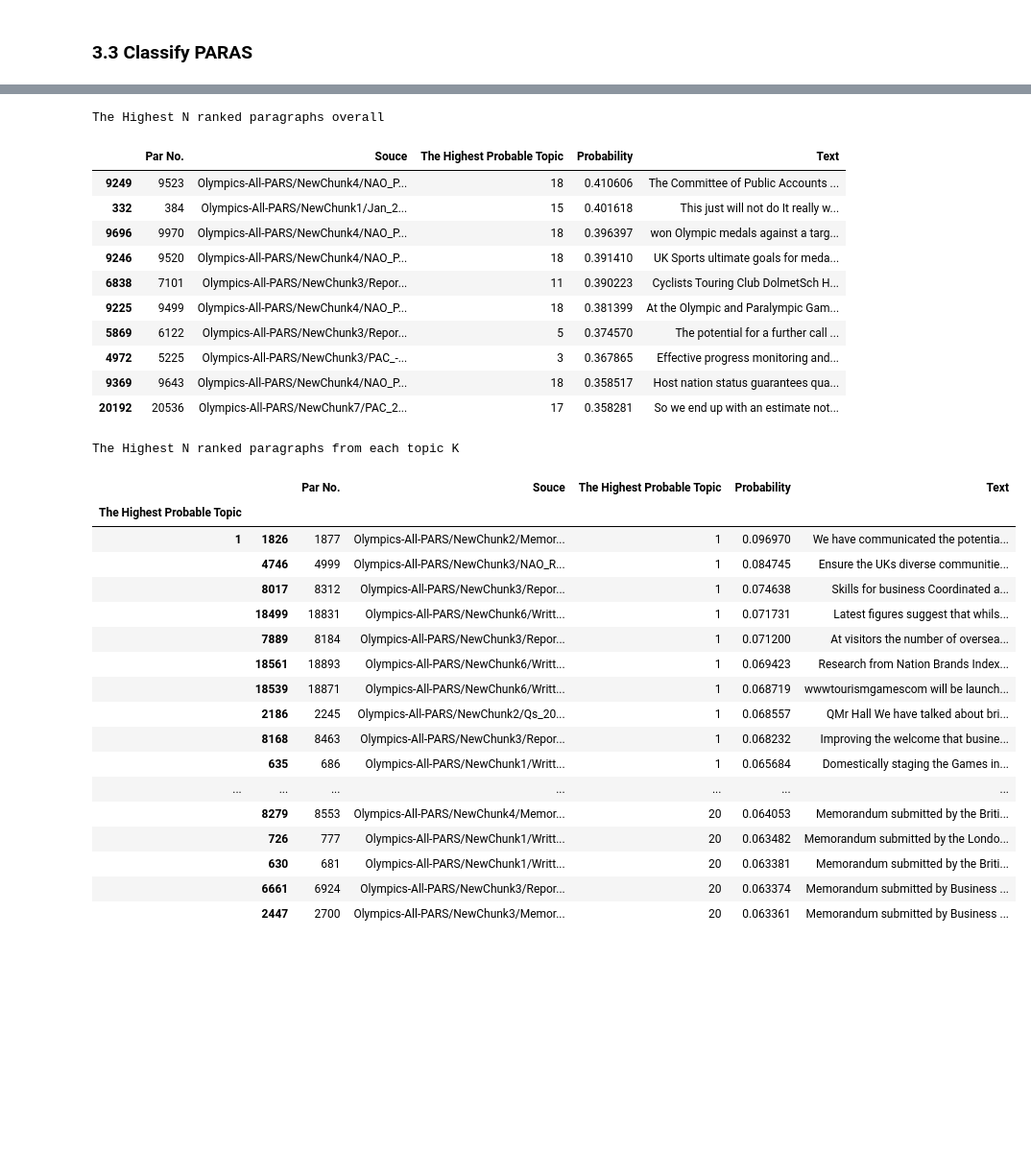
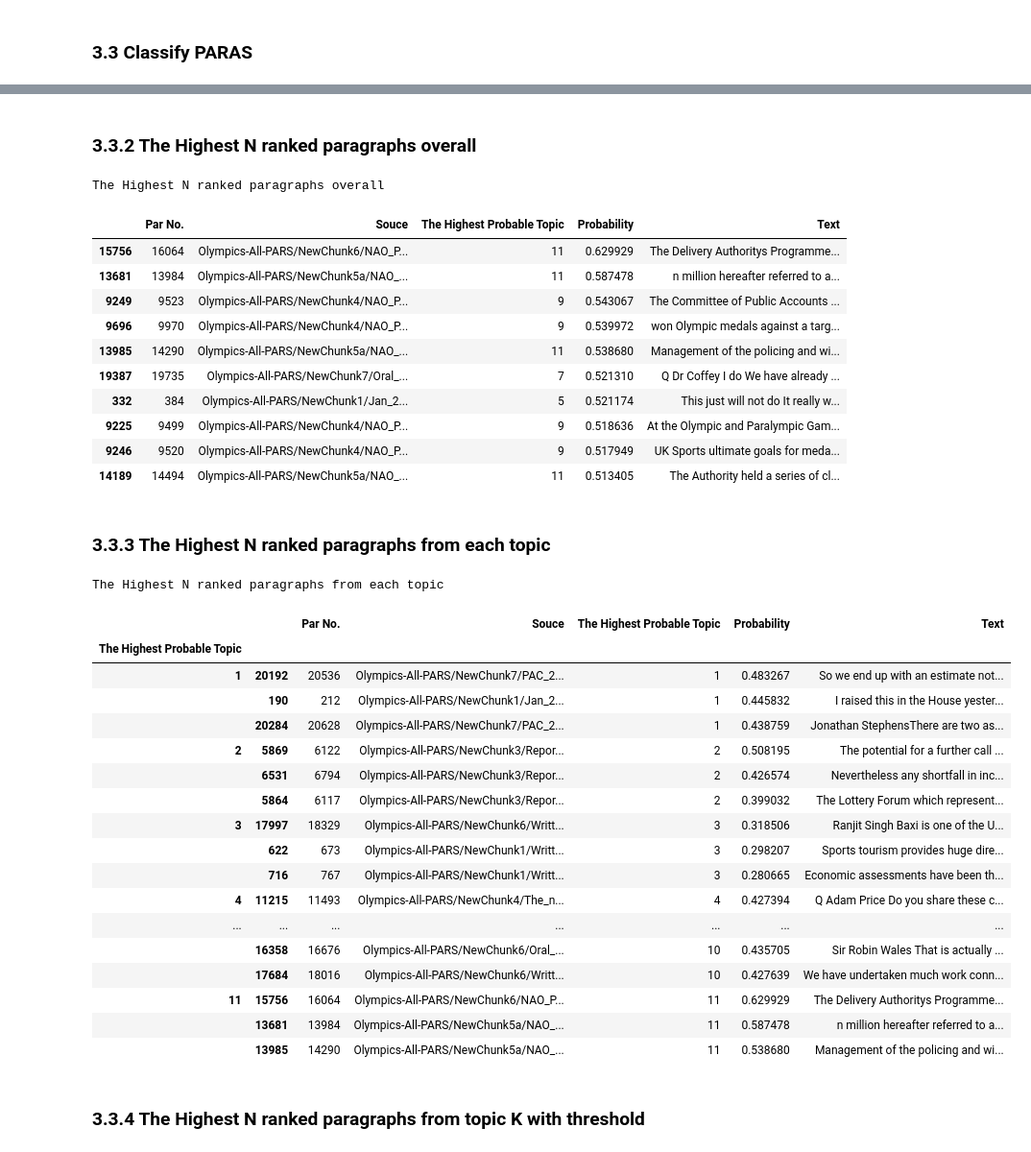
Before and after one commit to ZouZijie/Topic-Modelling-Project, a Jupyter notebook: Topic modelling of London Olympics Corpus (training on DOCS, classify on PARAS).ipynb, the cells around one changed output, grey strips where cells are left out. Shown at 96% size. Drawn from its saved outputs; the diff is of its cells as text; code cells hidden in the pictures; blank space fills up the shorter version.

```diff
--- a/Topic modelling of London Olympics Corpus (training on DOCS, classify on PARAS).ipynb
+++ b/Topic modelling of London Olympics Corpus (training on DOCS, classify on PARAS).ipynb
@@ -25,12 +29,13 @@ import spacy
 # %%
 col = 2                             # Define which columns are used for topic modelling.
 coherence_type = 'c_v'       # Define coherence type
+show_coherence_score = False # whether show coherence score
 min_len = 4                       # Define the short word length
 no_below =  2                   #a threshold filtering out number of occurrence of the tokens among documents  no larger than 5
 no_above = 0.9                 #the portion of a word in total corpus size
 chunksize = 2000              #Number of documents to be used in each training chunk
 eval_every = None             # Don't evaluate model perplexity, takes too much time.
-num_topics =  20              #The number of requested latent topics to be extracted from the training corpus.
+num_topics =  11              #The number of requested latent topics to be extracted from the training corpus.
 num_passes = 20              #Number of passes through the corpus during training
 iterations = 100                #Maximum number of iterations through the corpus when inferring the topic distribution of a corpus.
 alpha = 50.0/num_topics   #expresses our a-priori belief for each topics’ probability
@@ -506,4 +447,8 @@ The Highest N ranked paragraphs for topic K
+# %% [markdown]
+### 3.3.2 The Highest N ranked paragraphs overall
 # %%
+rank = 10                          #Set rank of for for topic
+
 #2.	Highest N ranked paragraphs overall
 classifer_document.nlargest(rank, 'Probability')\
 .style.set_properties(**{'text-align' : 'center'}).set_properties(subset = ['Text'], **{'text-align' : 'left'})\
@@ -512,40 +457,46 @@ classifer_document.nlargest(rank, 'Probability')\
 # %% [output]
 The Highest N ranked paragraphs overall
 |  | Par No. | Souce | The Highest Probable Topic | Probability | Text |
-| 9249 | 9523 | Olympics-All-PARS/NewChunk4/NAO_P... | 18 | 0.410606 | The Committee of Public Accounts ... |
-| 332 | 384 | Olympics-All-PARS/NewChunk1/Jan_2... | 15 | 0.401618 | This just will not do It really w... |
-| 9696 | 9970 | Olympics-All-PARS/NewChunk4/NAO_P... | 18 | 0.396397 | won Olympic medals against a targ... |
-| 9246 | 9520 | Olympics-All-PARS/NewChunk4/NAO_P... | 18 | 0.391410 | UK Sports ultimate goals for meda... |
-| 6838 | 7101 | Olympics-All-PARS/NewChunk3/Repor... | 11 | 0.390223 | Cyclists Touring Club DolmetSch H... |
-| 9225 | 9499 | Olympics-All-PARS/NewChunk4/NAO_P... | 18 | 0.381399 | At the Olympic and Paralympic Gam... |
-| 5869 | 6122 | Olympics-All-PARS/NewChunk3/Repor... | 5 | 0.374570 | The potential for a further call ... |
-| 4972 | 5225 | Olympics-All-PARS/NewChunk3/PAC_-... | 3 | 0.367865 | Effective progress monitoring and... |
-| 9369 | 9643 | Olympics-All-PARS/NewChunk4/NAO_P... | 18 | 0.358517 | Host nation status guarantees qua... |
-| 20192 | 20536 | Olympics-All-PARS/NewChunk7/PAC_2... | 17 | 0.358281 | So we end up with an estimate not... |
+| 15756 | 16064 | Olympics-All-PARS/NewChunk6/NAO_P... | 11 | 0.629929 | The Delivery Authoritys Programme... |
+| 13681 | 13984 | Olympics-All-PARS/NewChunk5a/NAO_... | 11 | 0.587478 | n million hereafter referred to a... |
+| 9249 | 9523 | Olympics-All-PARS/NewChunk4/NAO_P... | 9 | 0.543067 | The Committee of Public Accounts ... |
+| 9696 | 9970 | Olympics-All-PARS/NewChunk4/NAO_P... | 9 | 0.539972 | won Olympic medals against a targ... |
+| 13985 | 14290 | Olympics-All-PARS/NewChunk5a/NAO_... | 11 | 0.538680 | Management of the policing and wi... |
+| 19387 | 19735 | Olympics-All-PARS/NewChunk7/Oral_... | 7 | 0.521310 | Q Dr Coffey I do We have already ... |
+| 332 | 384 | Olympics-All-PARS/NewChunk1/Jan_2... | 5 | 0.521174 | This just will not do It really w... |
+| 9225 | 9499 | Olympics-All-PARS/NewChunk4/NAO_P... | 9 | 0.518636 | At the Olympic and Paralympic Gam... |
+| 9246 | 9520 | Olympics-All-PARS/NewChunk4/NAO_P... | 9 | 0.517949 | UK Sports ultimate goals for meda... |
+| 14189 | 14494 | Olympics-All-PARS/NewChunk5a/NAO_... | 11 | 0.513405 | The Authority held a series of cl... |
+# %% [markdown]
+### 3.3.3 The Highest N ranked paragraphs from each topic
 # %%
+rank = 3                          #Set rank of for for topic
+
 #3.	Highest N ranked paragraphs from each topic K
 classifer_document.groupby(by='The Highest Probable Topic').apply(lambda x:x.nlargest(rank, 'Probability'))\
 .style.set_properties(**{'text-align' : 'center'}).set_properties(subset = ['Text'], **{'text-align' : 'left'})\
-.set_caption('The Highest N ranked paragraphs from each topic K')\
+.set_caption('The Highest N ranked paragraphs from each topic')\
 .set_table_styles([d])
 # %% [output]
-The Highest N ranked paragraphs from each topic K
+The Highest N ranked paragraphs from each topic
 |  |  | Par No. | Souce | The Highest Probable Topic | Probability | Text |
 | The Highest Probable Topic |  |  |  |  |  |  |
-| 1 | 1826 | 1877 | Olympics-All-PARS/NewChunk2/Memor... | 1 | 0.096970 | We have communicated the potentia... |
-|  | 4746 | 4999 | Olympics-All-PARS/NewChunk3/NAO_R... | 1 | 0.084745 | Ensure the UKs diverse communitie... |
-|  | 8017 | 8312 | Olympics-All-PARS/NewChunk3/Repor... | 1 | 0.074638 | Skills for business Coordinated a... |
-|  | 18499 | 18831 | Olympics-All-PARS/NewChunk6/Writt... | 1 | 0.071731 | Latest figures suggest that whils... |
-|  | 7889 | 8184 | Olympics-All-PARS/NewChunk3/Repor... | 1 | 0.071200 | At visitors the number of oversea... |
-|  | 18561 | 18893 | Olympics-All-PARS/NewChunk6/Writt... | 1 | 0.069423 | Research from Nation Brands Index... |
-|  | 18539 | 18871 | Olympics-All-PARS/NewChunk6/Writt... | 1 | 0.068719 | wwwtourismgamescom will be launch... |
-|  | 2186 | 2245 | Olympics-All-PARS/NewChunk2/Qs_20... | 1 | 0.068557 | QMr Hall We have talked about bri... |
-|  | 8168 | 8463 | Olympics-All-PARS/NewChunk3/Repor... | 1 | 0.068232 | Improving the welcome that busine... |
-|  | 635 | 686 | Olympics-All-PARS/NewChunk1/Writt... | 1 | 0.065684 | Domestically staging the Games in... |
+| 1 | 20192 | 20536 | Olympics-All-PARS/NewChunk7/PAC_2... | 1 | 0.483267 | So we end up with an estimate not... |
+|  | 190 | 212 | Olympics-All-PARS/NewChunk1/Jan_2... | 1 | 0.445832 | I raised this in the House yester... |
+|  | 20284 | 20628 | Olympics-All-PARS/NewChunk7/PAC_2... | 1 | 0.438759 | Jonathan StephensThere are two as... |
+| 2 | 5869 | 6122 | Olympics-All-PARS/NewChunk3/Repor... | 2 | 0.508195 | The potential for a further call ... |
+|  | 6531 | 6794 | Olympics-All-PARS/NewChunk3/Repor... | 2 | 0.426574 | Nevertheless any shortfall in inc... |
+|  | 5864 | 6117 | Olympics-All-PARS/NewChunk3/Repor... | 2 | 0.399032 | The Lottery Forum which represent... |
+| 3 | 17997 | 18329 | Olympics-All-PARS/NewChunk6/Writt... | 3 | 0.318506 | Ranjit Singh Baxi is one of the U... |
+|  | 622 | 673 | Olympics-All-PARS/NewChunk1/Writt... | 3 | 0.298207 | Sports tourism provides huge dire... |
+|  | 716 | 767 | Olympics-All-PARS/NewChunk1/Writt... | 3 | 0.280665 | Economic assessments have been th... |
+| 4 | 11215 | 11493 | Olympics-All-PARS/NewChunk4/The_n... | 4 | 0.427394 | Q Adam Price Do you share these c... |
 | ... | ... | ... | ... | ... | ... | ... |
-|  | 8279 | 8553 | Olympics-All-PARS/NewChunk4/Memor... | 20 | 0.064053 | Memorandum submitted by the Briti... |
-|  | 726 | 777 | Olympics-All-PARS/NewChunk1/Writt... | 20 | 0.063482 | Memorandum submitted by the Londo... |
-|  | 630 | 681 | Olympics-All-PARS/NewChunk1/Writt... | 20 | 0.063381 | Memorandum submitted by the Briti... |
-|  | 6661 | 6924 | Olympics-All-PARS/NewChunk3/Repor... | 20 | 0.063374 | Memorandum submitted by Business ... |
-|  | 2447 | 2700 | Olympics-All-PARS/NewChunk3/Memor... | 20 | 0.063361 | Memorandum submitted by Business ... |
+|  | 16358 | 16676 | Olympics-All-PARS/NewChunk6/Oral_... | 10 | 0.435705 | Sir Robin Wales That is actually ... |
+|  | 17684 | 18016 | Olympics-All-PARS/NewChunk6/Writt... | 10 | 0.427639 | We have undertaken much work conn... |
+| 11 | 15756 | 16064 | Olympics-All-PARS/NewChunk6/NAO_P... | 11 | 0.629929 | The Delivery Authoritys Programme... |
+|  | 13681 | 13984 | Olympics-All-PARS/NewChunk5a/NAO_... | 11 | 0.587478 | n million hereafter referred to a... |
+|  | 13985 | 14290 | Olympics-All-PARS/NewChunk5a/NAO_... | 11 | 0.538680 | Management of the policing and wi... |
+# %% [markdown]
+### 3.3.4 The Highest N ranked paragraphs from topic K with threshold
 # %%
```
Also changed, not shown: parts of 37 cells of this notebook, 1 other file.
